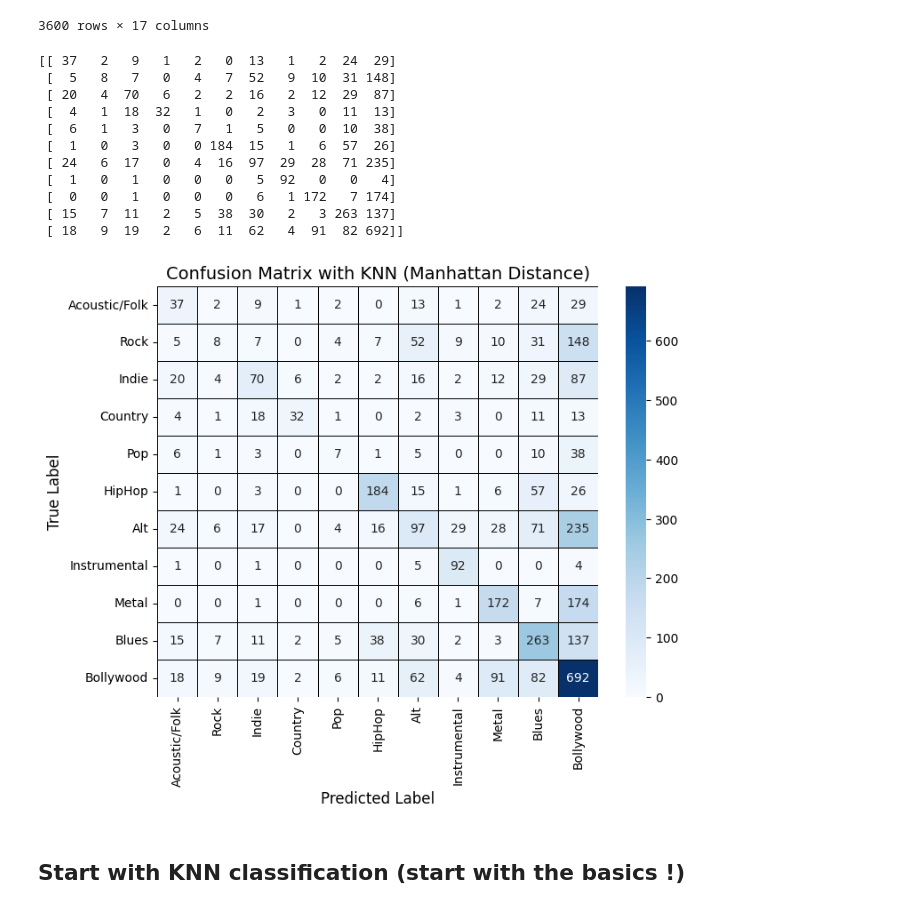
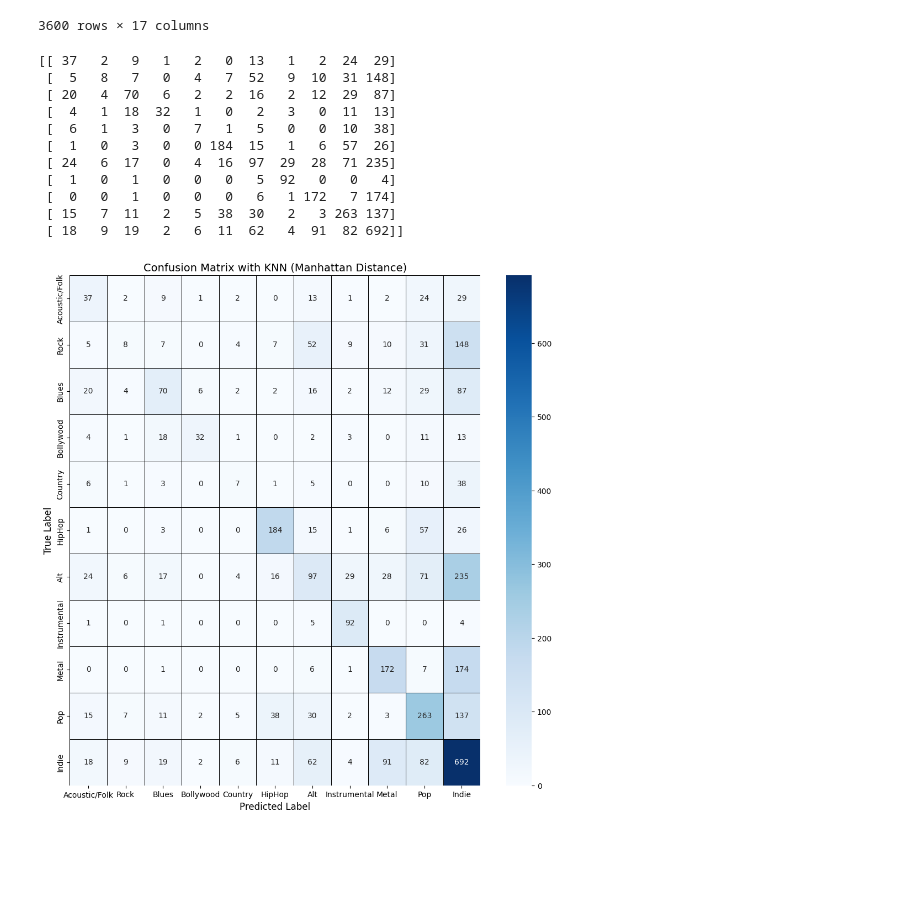
Before and after one commit to Hugo-Leyx-valade/projet-ML, a Jupyter notebook: Untitled1.ipynb, the cells around one changed output. Drawn from its saved outputs; the diff is of its cells as text; code cells hidden in the pictures; blank space fills up the shorter version.

Commit message:
J'ai fais des comparaison de confusion matrix pour le knn pour montrer un truc avec les chansons indies

```diff
--- a/Untitled1.ipynb
+++ b/Untitled1.ipynb
@@ -62,19 +79,19 @@ Yeah its practical to have it directrly as class but what is it ?
 # %%
 class_mapping = {
-    0: "Acoustic/Folk",
-    1: "Rock",
-    2: "Indie",
-    3: "Country",
-    4: "Pop",
-    5: "HipHop",
-    6: "Alt",
-    7: "Instrumental",
-    8: "Metal",
-    9: "Blues",
-    10: "Bollywood"
+    0: "Acoustic/Folk", #yes
+    1: "Rock", #yes
+    2: "Blues", #yes
+    3: "Bolywood",#yes
+    4: "Country", #yes
+    5: "HipHop", #yes
+    6: "Alt", #yes
+    7: "Instrumental", #yes
+    8: "Metal", #yes
+    9: "Pop", #yes
+    10: "Indie" #yes
 }
 
-class_string = df["Class"].map(class_mapping)
+class_string = df["class"].map(class_mapping)
 class_string
 
 df["class_string"] = class_string
@@ -545,50 +562,48 @@ from sklearn.datasets import load_iris
 class_mapping = [
     "Acoustic/Folk",  # Class 0
     "Rock",           # Class 1
-    "Indie",          # Class 2
-    "Country",        # Class 3
-    "Pop",            # Class 4
+    "Blues",          # Class 2
+    "Bollywood",      # Class 3
+    "Country",        # Class 4
     "HipHop",         # Class 5
     "Alt",            # Class 6
     "Instrumental",   # Class 7
     "Metal",          # Class 8
-    "Blues",          # Class 9
-    "Bollywood"       # Class 10
+    "Pop",            # Class 9
+    "Indie"           # Class 10
 ]
 
 # Load dataset
 data = load_iris()
 
 cm = confusion_matrix(y_test, y_pred)
 
 print(cm)
 # Plot Confusion Matrix with Seaborn
-plt.figure(figsize=(8, 6))
+plt.figure(figsize=(12, 12))
 
 # Create a heatmap with annotations and color palette
 sns.heatmap(cm, annot=True, fmt='d', cmap='Blues', xticklabels=class_mapping, yticklabels=class_mapping,
             cbar=True, linewidths=0.5, linecolor='black')
 
 # Titles and labels
 plt.title('Confusion Matrix with KNN (Manhattan Distance)', fontsize=14)
 plt.xlabel('Predicted Label', fontsize=12)
 plt.ylabel('True Label', fontsize=12)
 
 # Display the plot
-plt.xticks(rotation=45)
+plt.xticks(rotation=0)
 plt.show()
 # %% [output]
 [[ 37   2   9   1   2   0  13   1   2  24  29]
  [  5   8   7   0   4   7  52   9  10  31 148]
  [ 20   4  70   6   2   2  16   2  12  29  87]
  [  4   1  18  32   1   0   2   3   0  11  13]
  [  6   1   3   0   7   1   5   0   0  10  38]
  [  1   0   3   0   0 184  15   1   6  57  26]
  [ 24   6  17   0   4  16  97  29  28  71 235]
  [  1   0   1   0   0   0   5  92   0   0   4]
  [  0   0   1   0   0   0   6   1 172   7 174]
  [ 15   7  11   2   5  38  30   2   3 263 137]
  [ 18   9  19   2   6  11  62   4  91  82 692]]
-[figure, old version]
+[figure, new version]
-# %% [markdown]
-## Start with KNN classification (start with the basics !)
```
Also changed, not shown: parts of 9 cells of this notebook.
